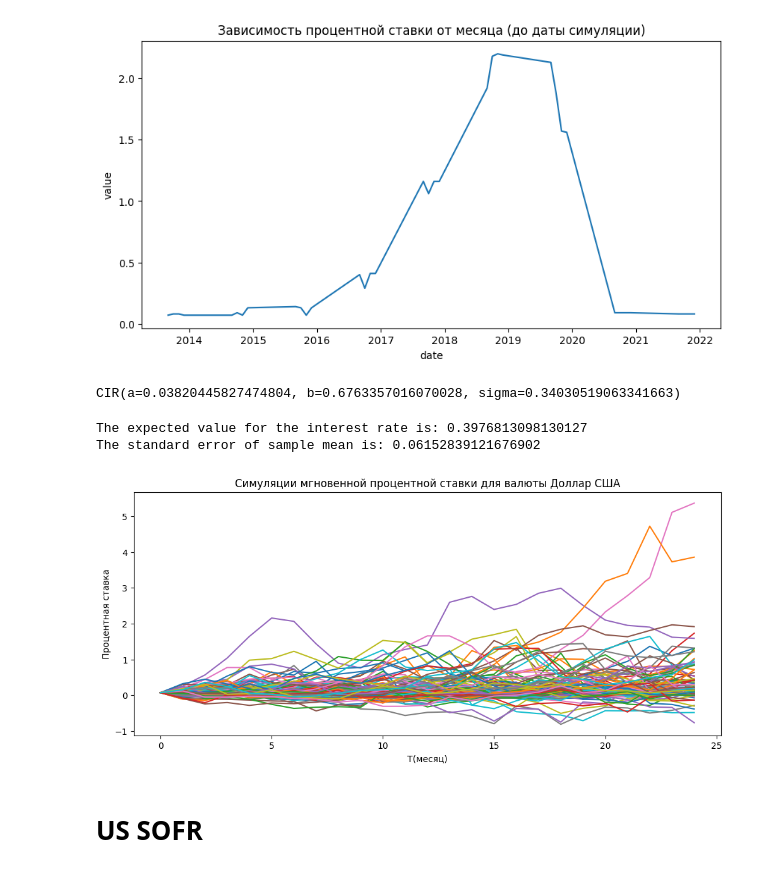
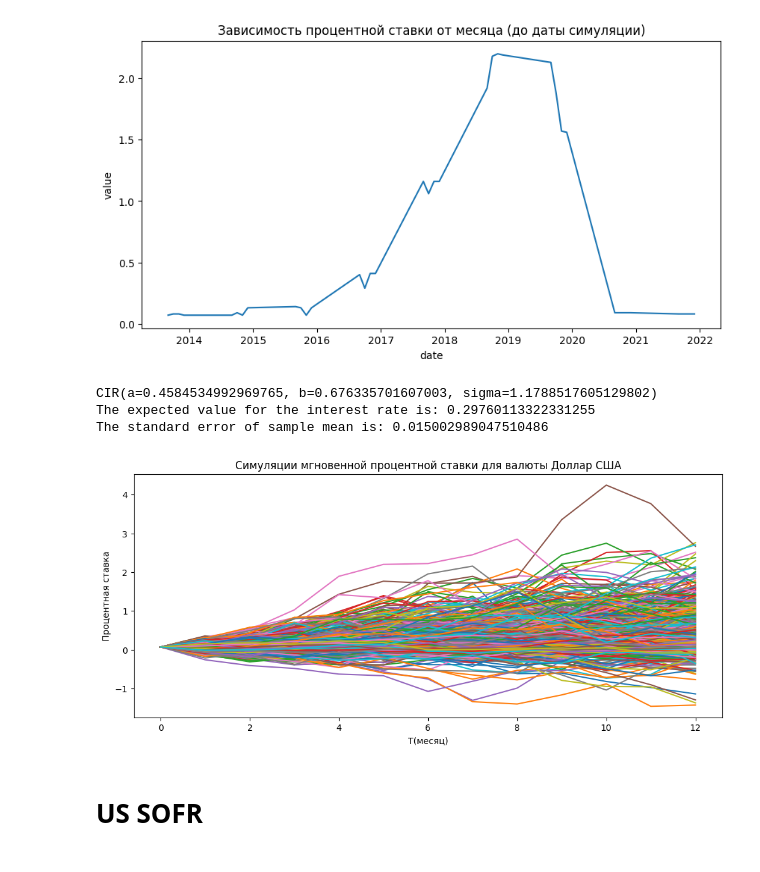
Before and after one commit to M1croZavr/simulation-models-project, a Jupyter notebook: interest_rate_us.ipynb, the cells around one changed output. Saved outputs shown, nothing was run; the diff lists cells and outputs as text; code cells hidden in the pictures.

Commit message:
Added time delta

```diff
--- a/interest_rate_us.ipynb
+++ b/interest_rate_us.ipynb
@@ -58,32 +55,35 @@ sns.lineplot(data=monthly_rate, x='date', y='value')
 plt.title('Зависимость процентной ставки от месяца (до даты симуляции)');
 # %% [output]
 [figure]
-# %%
-cir = CoxIngersollRossModel()
-cir.estimate_ols(monthly_rate['value'])
-print(cir)
-# %% [output]
-CIR(a=0.03820445827474804, b=0.6763357016070028, sigma=0.34030519063341663)
 # %%
 r_start = 0.07
-N = 100
-T = 24
-simulated_rate, expected_value, expected_error = cir.make_interest_rate_simulations(r_start, N, T)
+N = 12
+T = 1
+delta_t = T / N
+
+cir = CoxIngersollRossModel(delta_t=delta_t)
+cir.estimate_ols(monthly_rate['value'])
+print(cir)
+
+N_SIMULATIONS = 1000
+TIME_STEPS_SIMULATIONS = 12
+simulated_rate, expected_value, expected_error = cir.make_interest_rate_simulations(r_start, N_SIMULATIONS, TIME_STEPS_SIMULATIONS)
 print("The expected value for the interest rate is:", "{}".format(expected_value))
 print("The standard error of sample mean is:", "{}".format(expected_error))
 # %% [output]
-The expected value for the interest rate is: 0.3976813098130127
-The standard error of sample mean is: 0.06152839121676902
+CIR(a=0.4584534992969765, b=0.676335701607003, sigma=1.1788517605129802)
+The expected value for the interest rate is: 0.29760113322331255
+The standard error of sample mean is: 0.015002989047510486
 # %%
 plt.figure(figsize=(12, 5))
 
 for simulation in simulated_rate:
-    plt.plot(np.arange(0, T + 1, 1), simulation)
+    plt.plot(np.arange(0, TIME_STEPS_SIMULATIONS + 1, 1), simulation)
 plt.title('Симуляции мгновенной процентной ставки для валюты Доллар США')
 plt.xlabel('T(месяц)')
 plt.ylabel('Процентная ставка');
 # %% [output]
-[figure, old version]
+[figure, new version]
 # %% [markdown]
 # US SOFR
 # %%
```
Also changed, not shown: parts of 5 cells of this notebook, 3 other files.
